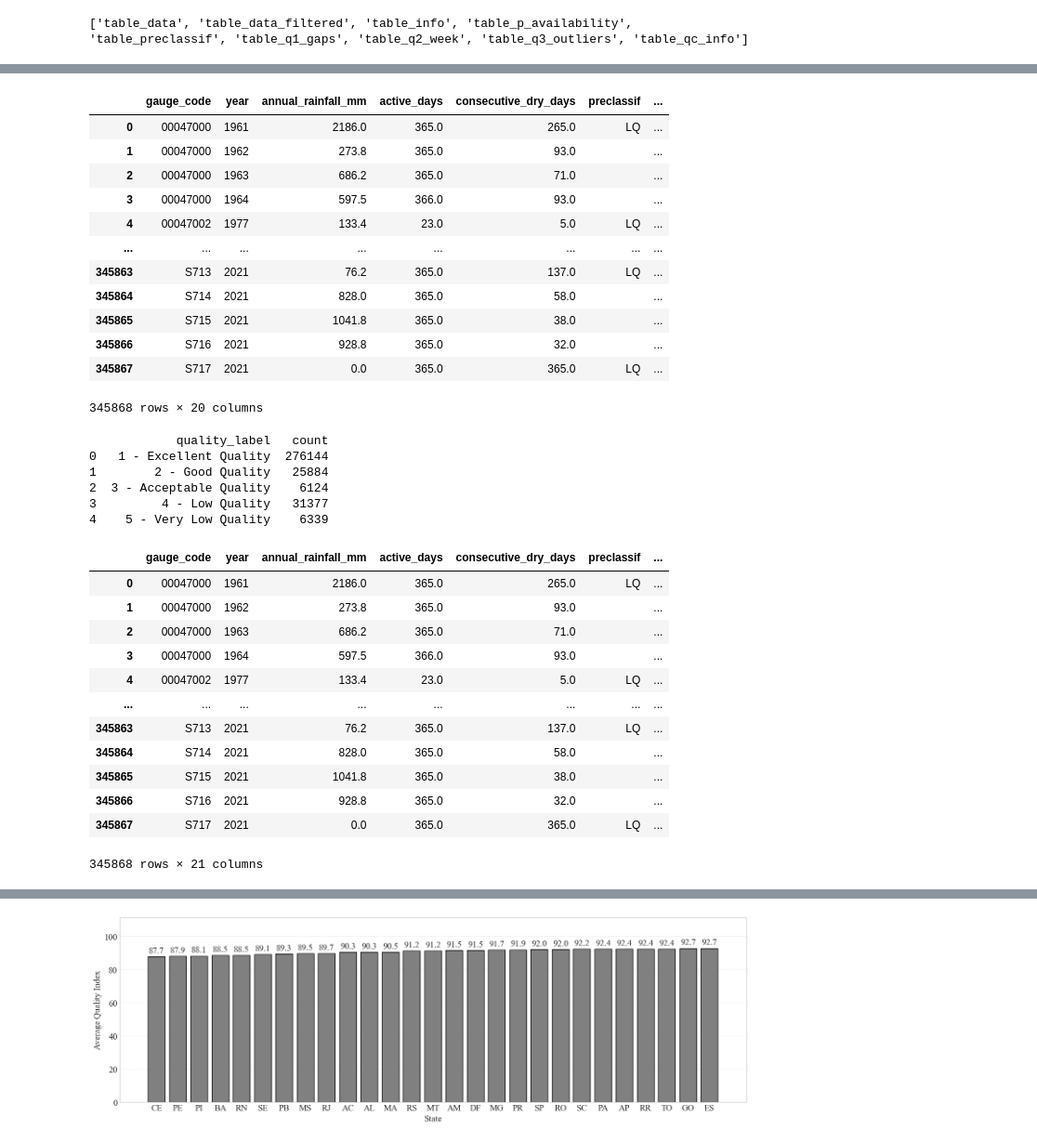
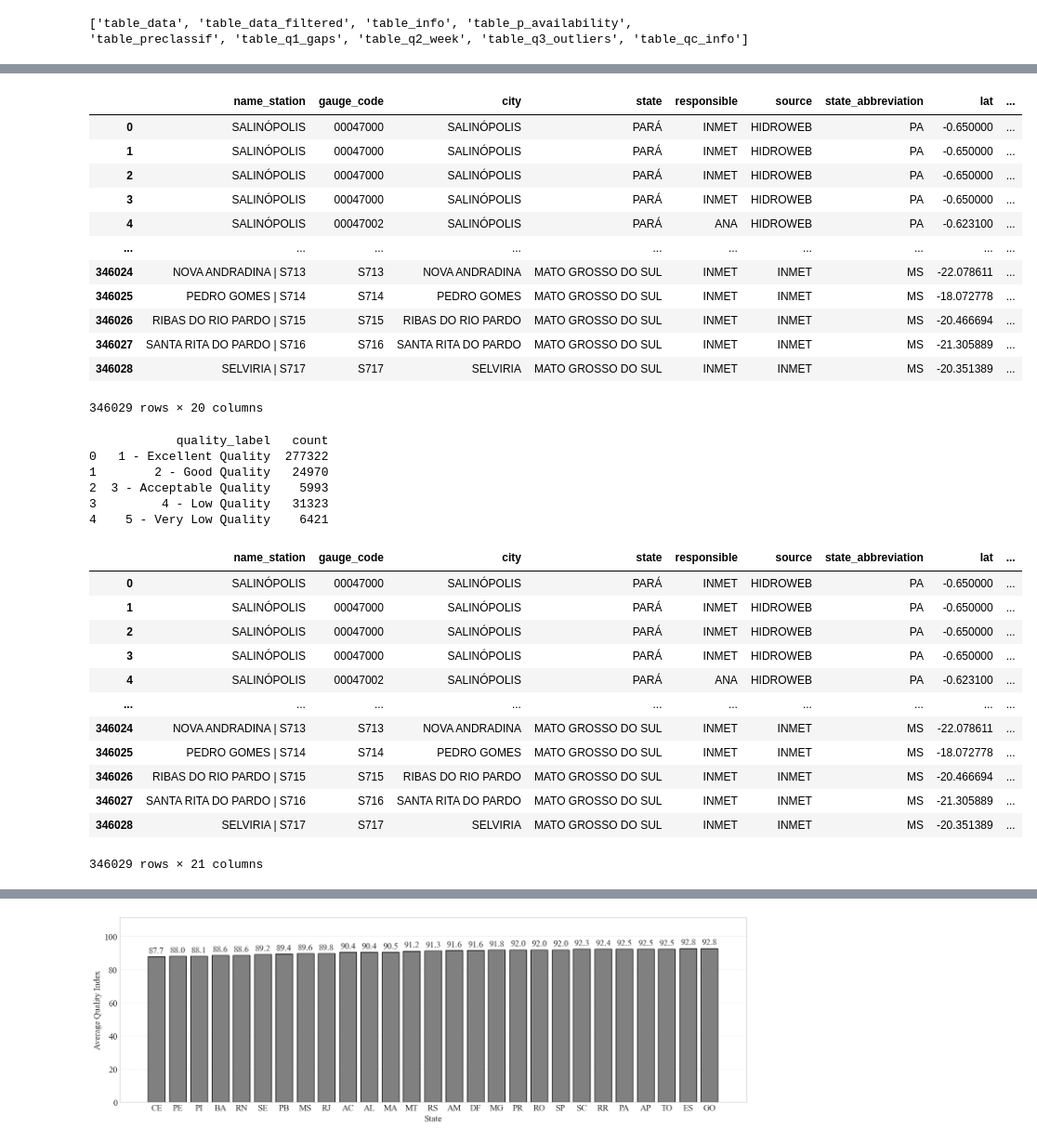
Before and after one commit to LARHENA/UFPB_Brain-D, a Jupyter notebook: Scripts e Dados/2.5 - Quality Control (Q - quality index).ipynb, the cells around one changed output, grey strips where cells are left out. Shown at 93% size. Cells and saved outputs as stored; diff of their text form; code cells hidden in the pictures.

Commit message:
v15 - Q: quality index

```diff
--- a/Scripts e Dados/2.5 - Quality Control (Q - quality index).ipynb
+++ b/Scripts e Dados/2.5 - Quality Control (Q - quality index).ipynb
@@ -96,22 +96,22 @@ df_qc_info.describe()
 | max | 2024.000000 | 25392.200000 | 366.000000 | 366.000000 | 100.000000 | 100.000000 | 100.000000 | ... |
 # %%
 df_qc_info['quality_label'] = df_qc_info.apply(calculate_quality_label, axis=1)
-df_qc_info = pd.merge(df_qc_info, df_info, on = 'gauge_code', how='left')
+df_qc_info = pd.merge(df_info, df_qc_info, on = 'gauge_code', how='outer')
 df_qc_info
 # %% [output]
-|  | gauge_code | year | annual_rainfall_mm | active_days | consecutive_dry_days | preclassif | ... |
-| 0 | 00047000 | 1961 | 2186.0 | 365.0 | 265.0 | LQ | ... |
-| 1 | 00047000 | 1962 | 273.8 | 365.0 | 93.0 |  | ... |
-| 2 | 00047000 | 1963 | 686.2 | 365.0 | 71.0 |  | ... |
-| 3 | 00047000 | 1964 | 597.5 | 366.0 | 93.0 |  | ... |
-| 4 | 00047002 | 1977 | 133.4 | 23.0 | 5.0 | LQ | ... |
-| ... | ... | ... | ... | ... | ... | ... | ... |
-| 345863 | S713 | 2021 | 76.2 | 365.0 | 137.0 | LQ | ... |
-| 345864 | S714 | 2021 | 828.0 | 365.0 | 58.0 |  | ... |
-| 345865 | S715 | 2021 | 1041.8 | 365.0 | 38.0 |  | ... |
-| 345866 | S716 | 2021 | 928.8 | 365.0 | 32.0 |  | ... |
-| 345867 | S717 | 2021 | 0.0 | 365.0 | 365.0 | LQ | ... |
+|  | name_station | gauge_code | city | state | responsible | source | state_abbreviation | lat | ... |
+| 0 | SALINÓPOLIS | 00047000 | SALINÓPOLIS | PARÁ | INMET | HIDROWEB | PA | -0.650000 | ... |
+| 1 | SALINÓPOLIS | 00047000 | SALINÓPOLIS | PARÁ | INMET | HIDROWEB | PA | -0.650000 | ... |
+| 2 | SALINÓPOLIS | 00047000 | SALINÓPOLIS | PARÁ | INMET | HIDROWEB | PA | -0.650000 | ... |
+| 3 | SALINÓPOLIS | 00047000 | SALINÓPOLIS | PARÁ | INMET | HIDROWEB | PA | -0.650000 | ... |
+| 4 | SALINÓPOLIS | 00047002 | SALINÓPOLIS | PARÁ | ANA | HIDROWEB | PA | -0.623100 | ... |
+| ... | ... | ... | ... | ... | ... | ... | ... | ... | ... |
+| 346024 | NOVA ANDRADINA | S713 | S713 | NOVA ANDRADINA | MATO GROSSO DO SUL | INMET | INMET | MS | -22.078611 | ... |
+| 346025 | PEDRO GOMES | S714 | S714 | PEDRO GOMES | MATO GROSSO DO SUL | INMET | INMET | MS | -18.072778 | ... |
+| 346026 | RIBAS DO RIO PARDO | S715 | S715 | RIBAS DO RIO PARDO | MATO GROSSO DO SUL | INMET | INMET | MS | -20.466694 | ... |
+| 346027 | SANTA RITA DO PARDO | S716 | S716 | SANTA RITA DO PARDO | MATO GROSSO DO SUL | INMET | INMET | MS | -21.305889 | ... |
+| 346028 | SELVIRIA | S717 | S717 | SELVIRIA | MATO GROSSO DO SUL | INMET | INMET | MS | -20.351389 | ... |
-345868 rows × 20 columns
+346029 rows × 20 columns
 # %%
 # Count rows grouped by 'quality_label'
 qc_count = df_qc_info.groupby('quality_label').size().reset_index(name='count')
@@ -119,11 +119,11 @@ qc_count = df_qc_info.groupby('quality_label').size().reset_index(name='count')
 print(qc_count)
 # %% [output]
             quality_label   count
-0   1 - Excellent Quality  276144
-1        2 - Good Quality   25884
-2  3 - Acceptable Quality    6124
-3         4 - Low Quality   31377
-4    5 - Very Low Quality    6339
+0   1 - Excellent Quality  277322
+1        2 - Good Quality   24970
+2  3 - Acceptable Quality    5993
+3         4 - Low Quality   31323
+4    5 - Very Low Quality    6421
 # %%
 # Create a dictionary with state abbreviations and corresponding regions in English
 state_region_dict = {
@@ -139,19 +139,19 @@ state_region_dict = {
 df_qc_info['region'] = df_qc_info['state_abbreviation'].map(state_region_dict)
 df_qc_info
 # %% [output]
-|  | gauge_code | year | annual_rainfall_mm | active_days | consecutive_dry_days | preclassif | ... |
-| 0 | 00047000 | 1961 | 2186.0 | 365.0 | 265.0 | LQ | ... |
-| 1 | 00047000 | 1962 | 273.8 | 365.0 | 93.0 |  | ... |
-| 2 | 00047000 | 1963 | 686.2 | 365.0 | 71.0 |  | ... |
-| 3 | 00047000 | 1964 | 597.5 | 366.0 | 93.0 |  | ... |
-| 4 | 00047002 | 1977 | 133.4 | 23.0 | 5.0 | LQ | ... |
-| ... | ... | ... | ... | ... | ... | ... | ... |
-| 345863 | S713 | 2021 | 76.2 | 365.0 | 137.0 | LQ | ... |
-| 345864 | S714 | 2021 | 828.0 | 365.0 | 58.0 |  | ... |
-| 345865 | S715 | 2021 | 1041.8 | 365.0 | 38.0 |  | ... |
-| 345866 | S716 | 2021 | 928.8 | 365.0 | 32.0 |  | ... |
-| 345867 | S717 | 2021 | 0.0 | 365.0 | 365.0 | LQ | ... |
+|  | name_station | gauge_code | city | state | responsible | source | state_abbreviation | lat | ... |
+| 0 | SALINÓPOLIS | 00047000 | SALINÓPOLIS | PARÁ | INMET | HIDROWEB | PA | -0.650000 | ... |
+| 1 | SALINÓPOLIS | 00047000 | SALINÓPOLIS | PARÁ | INMET | HIDROWEB | PA | -0.650000 | ... |
+| 2 | SALINÓPOLIS | 00047000 | SALINÓPOLIS | PARÁ | INMET | HIDROWEB | PA | -0.650000 | ... |
+| 3 | SALINÓPOLIS | 00047000 | SALINÓPOLIS | PARÁ | INMET | HIDROWEB | PA | -0.650000 | ... |
+| 4 | SALINÓPOLIS | 00047002 | SALINÓPOLIS | PARÁ | ANA | HIDROWEB | PA | -0.623100 | ... |
+| ... | ... | ... | ... | ... | ... | ... | ... | ... | ... |
+| 346024 | NOVA ANDRADINA | S713 | S713 | NOVA ANDRADINA | MATO GROSSO DO SUL | INMET | INMET | MS | -22.078611 | ... |
+| 346025 | PEDRO GOMES | S714 | S714 | PEDRO GOMES | MATO GROSSO DO SUL | INMET | INMET | MS | -18.072778 | ... |
+| 346026 | RIBAS DO RIO PARDO | S715 | S715 | RIBAS DO RIO PARDO | MATO GROSSO DO SUL | INMET | INMET | MS | -20.466694 | ... |
+| 346027 | SANTA RITA DO PARDO | S716 | S716 | SANTA RITA DO PARDO | MATO GROSSO DO SUL | INMET | INMET | MS | -21.305889 | ... |
+| 346028 | SELVIRIA | S717 | S717 | SELVIRIA | MATO GROSSO DO SUL | INMET | INMET | MS | -20.351389 | ... |
-345868 rows × 21 columns
+346029 rows × 21 columns
 # %%
 df_qc_info['final_classif'] = df_qc_info.apply(
     lambda row: 'LQ' if row['preclassif'] == 'LQ' or row['quality_label'] in ['4 - Low Quality', '5 - Very Low Quality'] else 'HQ',
```
Also changed, not shown: parts of 17 cells of this notebook, 2 other files.
